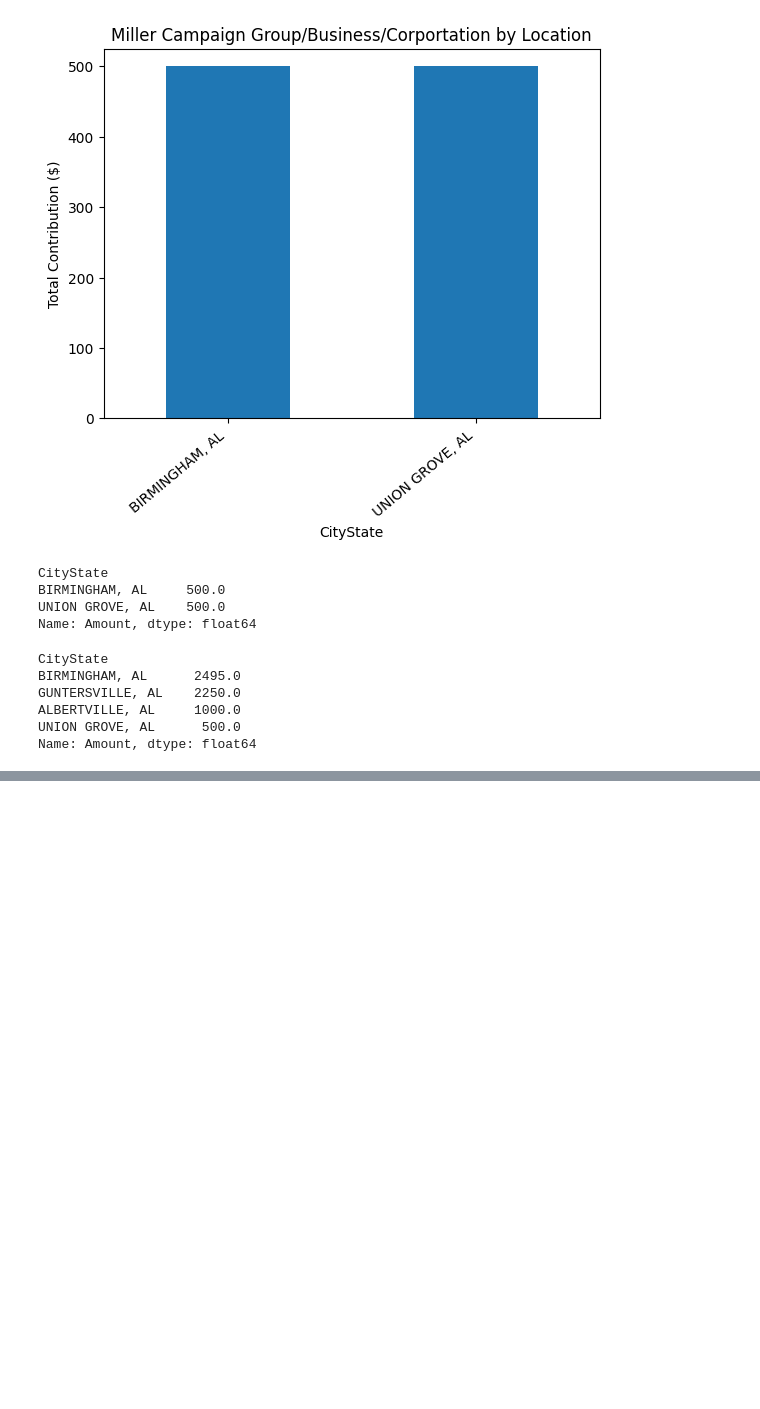
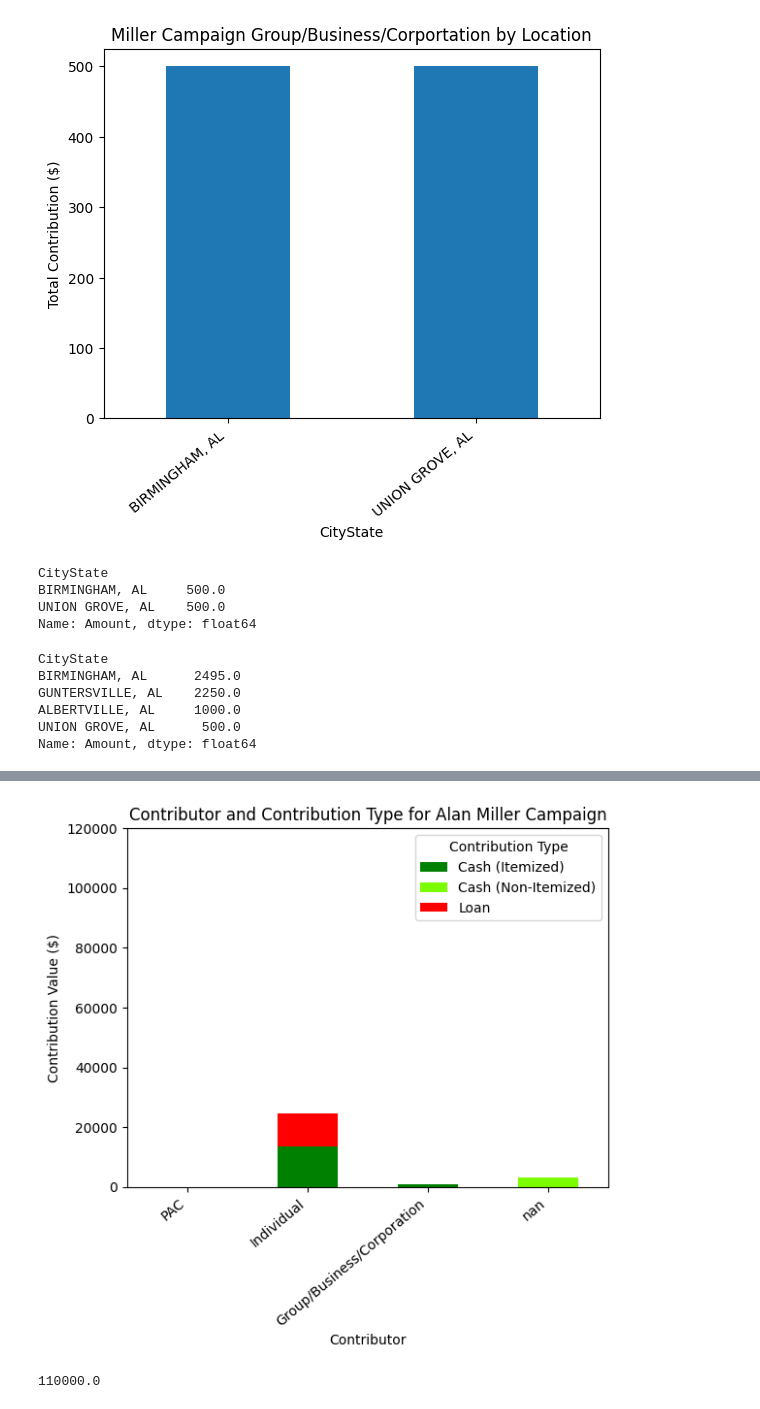
Before and after one commit to Corey4005/AL_campaign_finance_analysis, a Jupyter notebook: AL_House_27/house27race_finance_analysis.ipynb, the cells around one changed output, grey strips where cells are left out. Cells and saved outputs as stored; diff of their text form; code cells hidden in the pictures; blank space fills up the shorter version.

```diff
--- a/AL_House_27/house27race_finance_analysis.ipynb
+++ b/AL_House_27/house27race_finance_analysis.ipynb
@@ -495,0 +558,25 @@ businsessmiller
+# %%
+contributionsmiller = cleanmillerdf.groupby(['ContributorType', 'ContributionType'], dropna=False)['Amount'].sum()
+
+# Convert contributionsross to DataFrame for easy plotting
+contributions_df = contributionsmiller.unstack()
+contributions_df.loc['PAC'] = np.nan #adding nan for 0 in PAC money for comparison
+desired_order = ['PAC', 'Individual', 'Group/Business/Corporation', np.nan]
+contributions_df = contributions_df.loc[desired_order]
+
+# Define colors for each contribution type
+colors = {'Cash (Itemized)': 'Green', 'Cash (Non-Itemized)':'lawngreen', 'In-Kind (Itemized)': 'Orange', 'Loan': 'Red'}
+colors = [colors.get(x) for x in contributions_df.columns]
+# Plotting with specific colors
+bars = contributions_df.plot(kind='bar', stacked=True, color=colors)
+
+plt.title('Contributor and Contribution Type for Alan Miller Campaign')
+plt.xlabel('Contributor')
+plt.ylabel('Contribution Value ($)')
+# Set y-axis limits
+plt.ylim(0, 120000)
+plt.legend(loc='upper right', title='Contribution Type')
+plt.xticks(rotation=40, ha='right')
+plt.show()
+# %% [output]
+[figure, added]
@@ -495,0 +586,4 @@ businsessmiller
+# %%
+pacsross[pacsross['ContributorType']=='PAC']['Amount'].sum()
+# %% [output]
+110000.0
```
Also changed, not shown: parts of 16 cells of this notebook, 2 other files.
